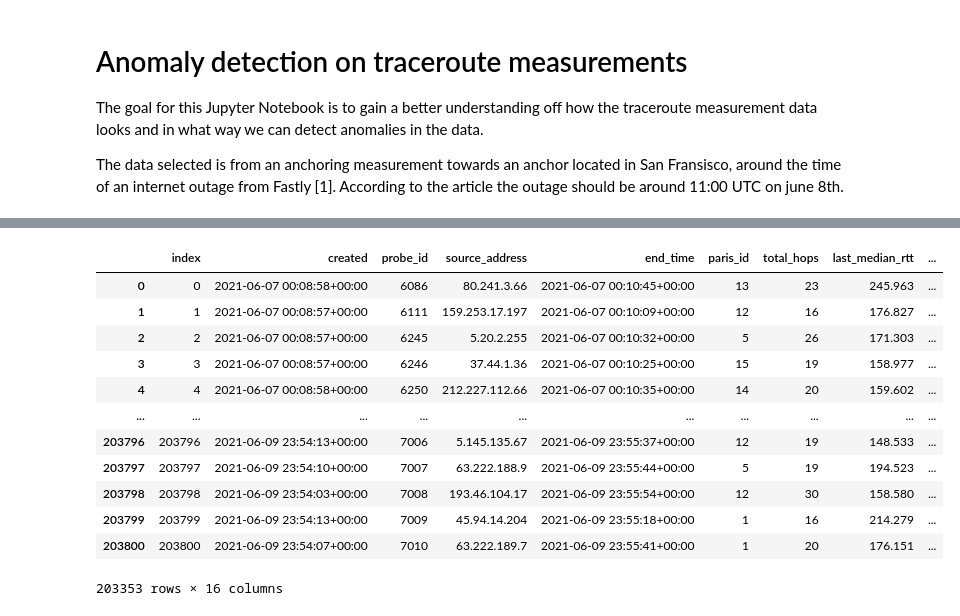
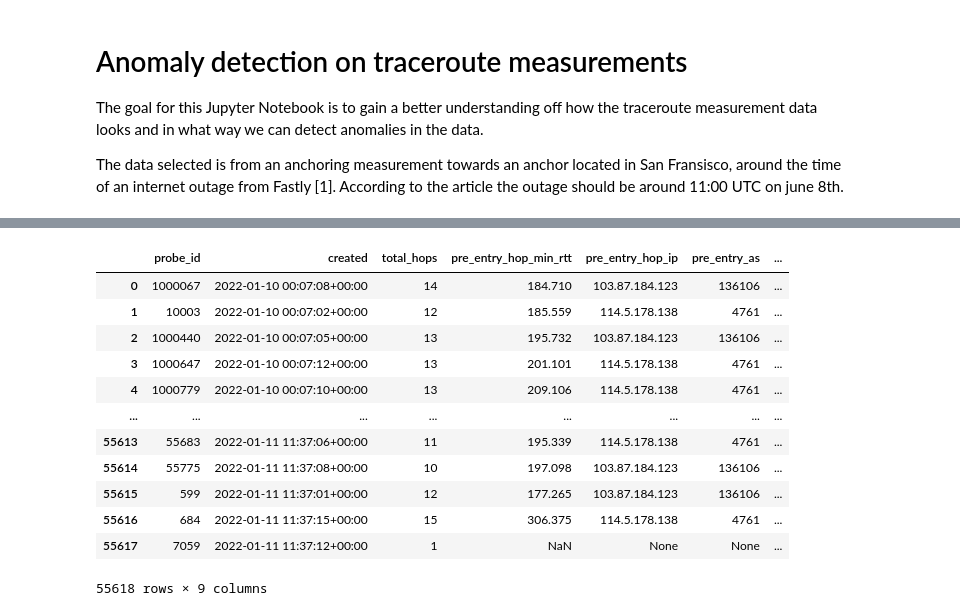
Before and after one commit to Wolframfriele/ripe-alerts-AI, a Jupyter notebook: test_bench_traceroute.ipynb, the cells around one changed output, grey strips where cells are left out. Saved outputs shown, nothing was run; the diff lists cells and outputs as text; code cells hidden in the pictures.

```diff
--- a/test_bench_traceroute.ipynb
+++ b/test_bench_traceroute.ipynb
@@ -21,5 +30,5 @@ warnings.filterwarnings('ignore')
 # %%
 traceroute_import = TracerouteImport()
-df_traceroute = traceroute_import.read_dataset('measurement_data/traceroute_1.json')
-df_traceroute
+df = traceroute_import.read_dataset('measurement_data/traceroute-34761880.json')
+df
 # %% [output]
@@ -40,49 +53,41 @@ df_traceroute
 def calc_score(median, hops):
     if hops is None:
         return 0
-    return abs(hops-median)
+    return abs(float(hops) - median)
 
 def normalize(min_score, max_score, score):
     if max_score-min_score == 0:
         return 0
     return (score-min_score) / (max_score-min_score)
 
-def get_country_code(probe_id):
-    response = requests.get(f"https://atlas.ripe.net/api/v2/probes/{probe_id}").json()
-    return response['country_code']
+# def get_country_code(probe_id):
+#     response = requests.get(f"https://atlas.ripe.net/api/v2/probes/{probe_id}").json()
+#     return response['country_code']
 # %%
-"""
-x- as de tijd
-y- as de unieke probes
-de kleur van licht naar donker. Licht is als er niets aan de hand is en donker als het een aantal standaard afwijkingen afwijkt
- """
-
 unique_probes = df['probe_id'].unique()
 
-for i, probe_id in enumerate(unique_probes):
-    hops_series_probe = df[df['probe_id'] == probe_id]['total_hops']
+for probe_id in unique_probes:
+    hops_series_probe = df[df['probe_id'] == probe_id]['pre_entry_hop_min_rtt']
     median = hops_series_probe.median()
-    scores = hops_series_probe.apply(lambda total_hops: calc_score(median, total_hops))
+    scores = hops_series_probe.apply(lambda min_rtt: calc_score(median, min_rtt))
     score_max = scores.max()
     score_min = scores.min()
     normalized_scores = scores.apply(lambda score: normalize(score_min, score_max, score))
     df.loc[df['probe_id'] == probe_id, 'median_probe_hops'] = median
     df.loc[df['probe_id'] == probe_id, 'not_normalized_score'] = scores
     df.loc[df['probe_id'] == probe_id, 'normalized_score'] = normalized_scores
-    df.loc[df['probe_id'] == probe_id, 'country_code'] = get_country_code(probe_id)
-
 df
 # %% [output]
-|  | index | created | probe_id | source_address | end_time | paris_id | total_hops | last_median_rtt | ... |
-| 0 | 0 | 2021-06-07 00:08:58+00:00 | 6086 | 80.241.3.66 | 2021-06-07 00:10:45+00:00 | 13 | 23 | 245.963 | ... |
-| 1 | 1 | 2021-06-07 00:08:57+00:00 | 6111 | 159.253.17.197 | 2021-06-07 00:10:09+00:00 | 12 | 16 | 176.827 | ... |
-| 2 | 2 | 2021-06-07 00:08:57+00:00 | 6245 | 5.20.2.255 | 2021-06-07 00:10:32+00:00 | 5 | 26 | 171.303 | ... |
-| 3 | 3 | 2021-06-07 00:08:57+00:00 | 6246 | 37.44.1.36 | 2021-06-07 00:10:25+00:00 | 15 | 19 | 158.977 | ... |
-| 4 | 4 | 2021-06-07 00:08:58+00:00 | 6250 | 212.227.112.66 | 2021-06-07 00:10:35+00:00 | 14 | 20 | 159.602 | ... |
-| ... | ... | ... | ... | ... | ... | ... | ... | ... | ... |
-| 203796 | 203796 | 2021-06-09 23:54:13+00:00 | 7006 | 5.145.135.67 | 2021-06-09 23:55:37+00:00 | 12 | 19 | 148.533 | ... |
-| 203797 | 203797 | 2021-06-09 23:54:10+00:00 | 7007 | 63.222.188.9 | 2021-06-09 23:55:44+00:00 | 5 | 19 | 194.523 | ... |
-| 203798 | 203798 | 2021-06-09 23:54:03+00:00 | 7008 | 193.46.104.17 | 2021-06-09 23:55:54+00:00 | 12 | 30 | 158.580 | ... |
-| 203799 | 203799 | 2021-06-09 23:54:13+00:00 | 7009 | 45.94.14.204 | 2021-06-09 23:55:18+00:00 | 1 | 16 | 214.279 | ... |
-| 203800 | 203800 | 2021-06-09 23:54:07+00:00 | 7010 | 63.222.189.7 | 2021-06-09 23:55:41+00:00 | 1 | 20 | 176.151 | ... |
+|  | probe_id | created | total_hops | pre_entry_hop_min_rtt | pre_entry_hop_ip | pre_entry_as | ... |
+| 0 | 1000067 | 2022-01-10 00:07:08+00:00 | 14 | 184.710 | 103.87.184.123 | 136106 | ... |
+| 1 | 10003 | 2022-01-10 00:07:02+00:00 | 12 | 185.559 | 114.5.178.138 | 4761 | ... |
+| 2 | 1000440 | 2022-01-10 00:07:05+00:00 | 13 | 195.732 | 103.87.184.123 | 136106 | ... |
+| 3 | 1000647 | 2022-01-10 00:07:12+00:00 | 13 | 201.101 | 114.5.178.138 | 4761 | ... |
+| 4 | 1000779 | 2022-01-10 00:07:10+00:00 | 13 | 209.106 | 114.5.178.138 | 4761 | ... |
+| ... | ... | ... | ... | ... | ... | ... | ... |
+| 55613 | 55683 | 2022-01-11 11:37:06+00:00 | 11 | 195.339 | 114.5.178.138 | 4761 | ... |
+| 55614 | 55775 | 2022-01-11 11:37:08+00:00 | 10 | 197.098 | 103.87.184.123 | 136106 | ... |
+| 55615 | 599 | 2022-01-11 11:37:01+00:00 | 12 | 177.265 | 103.87.184.123 | 136106 | ... |
+| 55616 | 684 | 2022-01-11 11:37:15+00:00 | 15 | 306.375 | 114.5.178.138 | 4761 | ... |
+| 55617 | 7059 | 2022-01-11 11:37:12+00:00 | 1 | NaN | None | None | ... |
-203353 rows × 16 columns
+55618 rows × 9 columns
```
Also changed, not shown: parts of 34 cells of this notebook, 4 other files.
